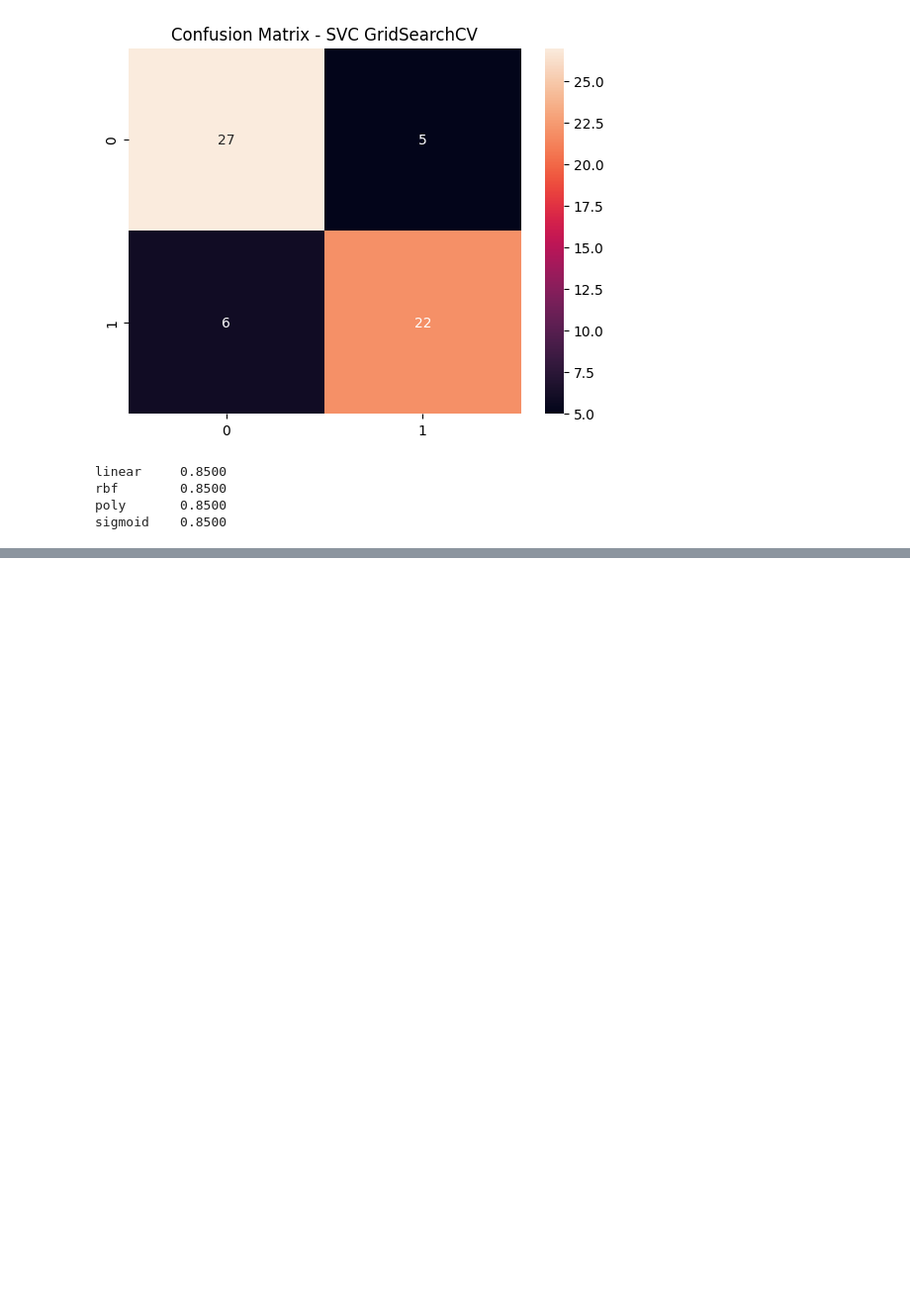
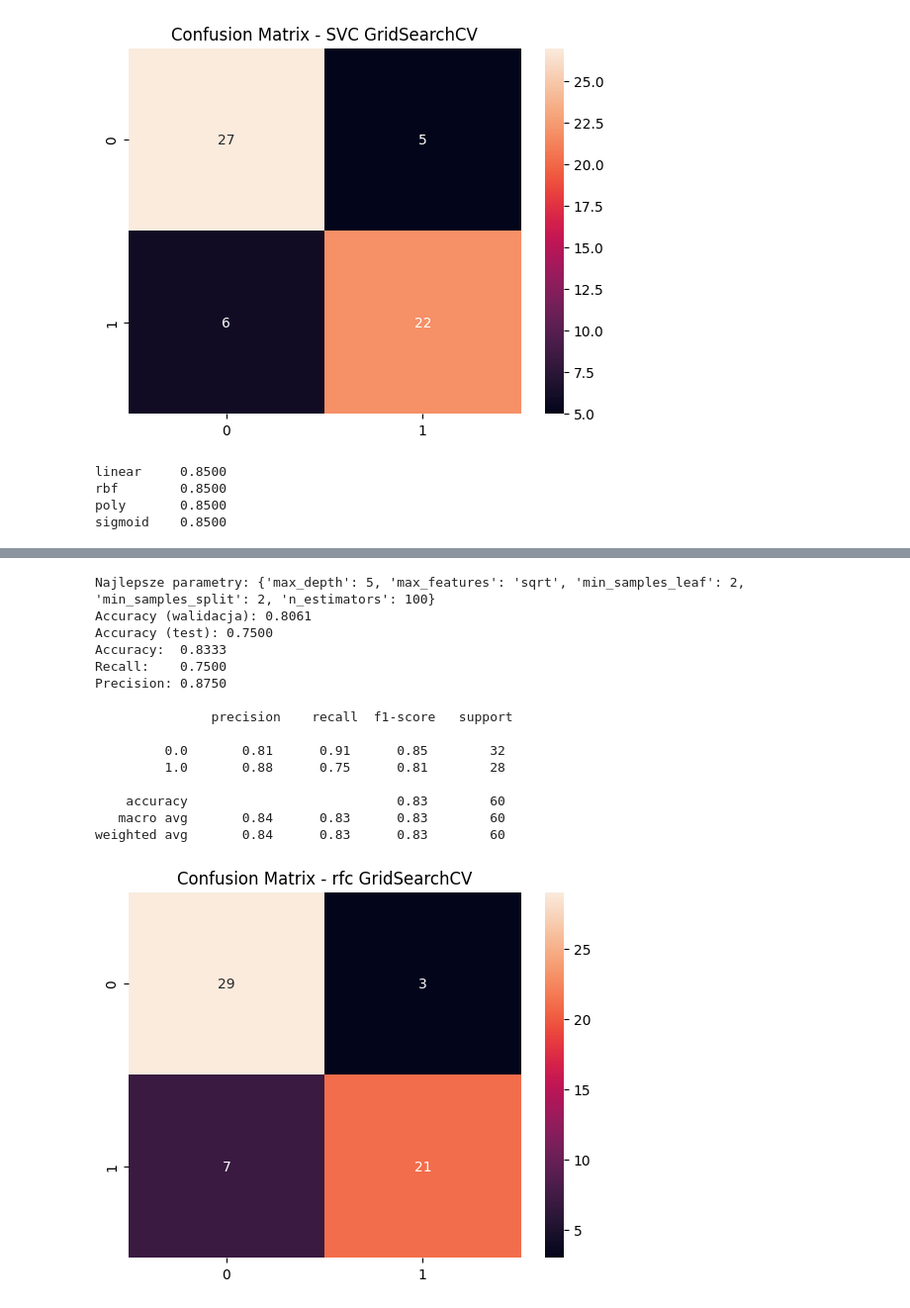
Before and after one commit to PogchampMuffin3/heart-disease-classification, a Jupyter notebook: heart_disease_classification.ipynb, the cells around one changed output, grey strips where cells are left out. Shown at 99% size. Saved outputs shown, nothing was run; the diff lists cells and outputs as text; code cells hidden in the pictures; blank space fills up the shorter version.

```diff
--- a/heart_disease_classification.ipynb
+++ b/heart_disease_classification.ipynb
@@ -371,0 +451,36 @@ sigmoid    0.8500
+# %%
+param_grid_rfc = {
+    'n_estimators': [100, 200, 300],
+    'max_depth': [5, 10, 20],
+    'min_samples_split': [2, 5, 10],
+    'min_samples_leaf': [1, 2, 4],
+    'max_features': ['sqrt', 'log2']
+}
+
+rfc_grid = RFC()
+rfc_grid = GridSearchCV(rfc_grid, param_grid_rfc, cv=CV_FOLDS, scoring=GRIDSEARCH_SCORING, n_jobs=-1)
+rfc_grid.fit(X_train, y_train)
+
+print(f'Najlepsze parametry: {rfc_grid.best_params_}')
+print(f'Accuracy (walidacja): {rfc_grid.best_score_:.4f}')
+print(f'Accuracy (test): {rfc_grid.score(X_test, y_test):.4f}')
+
+y_pred_rfc = rfc_grid.predict(X_test)
+results_a['rfc GridSearchCV'], results_r['rfc GridSearchCV'], results_p['rfc GridSearchCV'] = model_summary(y_test, y_pred_rfc, "rfc GridSearchCV")
+# %% [output]
+Najlepsze parametry: {'max_depth': 5, 'max_features': 'sqrt', 'min_samples_leaf': 2, 'min_samples_split': 2, 'n_estimators': 100}
+Accuracy (walidacja): 0.8061
+Accuracy (test): 0.7500
+Accuracy:  0.8333
+Recall:    0.7500
+Precision: 0.8750
+
+               precision    recall  f1-score   support
+
+         0.0       0.81      0.91      0.85        32
+         1.0       0.88      0.75      0.81        28
+
+    accuracy                           0.83        60
+   macro avg       0.84      0.83      0.83        60
+weighted avg       0.84      0.83      0.83        60
+[figure, added]
```
Also changed, not shown: parts of 23 cells of this notebook.
